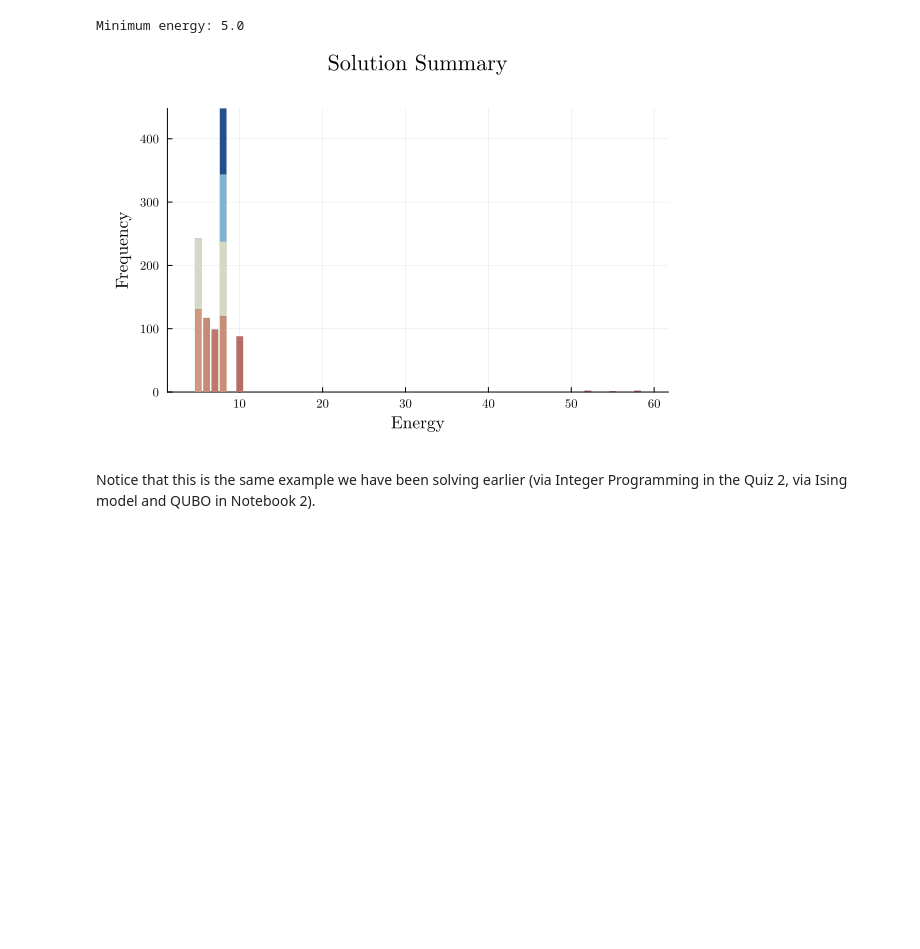
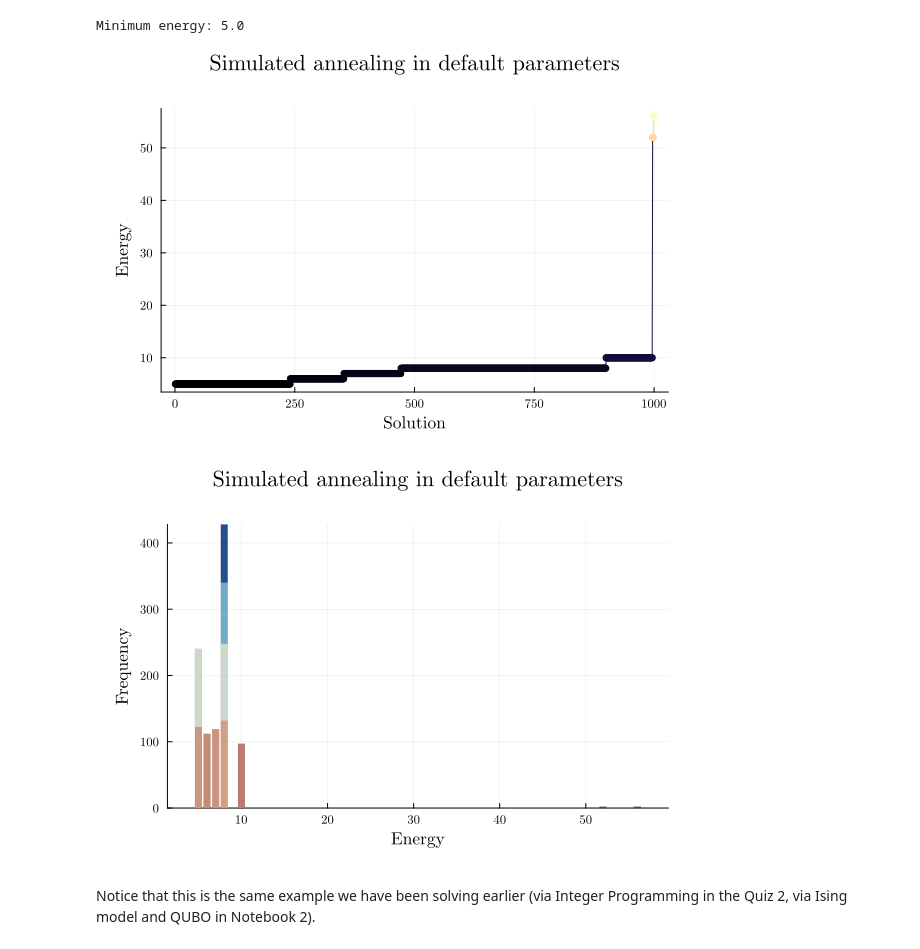
Before and after one commit to JuliaQUBO/QUBONotebooks, a Jupyter notebook: notebooks_jl/4-DWave.ipynb, the cells around one changed output. Saved outputs shown, nothing was run; the diff lists cells and outputs as text; code cells hidden in the pictures; blank space fills up the shorter version.

Commit message:
Add Julia D-Wave result analysis plots

```diff
--- a/notebooks_jl/4-DWave.ipynb
+++ b/notebooks_jl/4-DWave.ipynb
@@ -188,10 +188,14 @@ optimize!(qubo_model)
 println("Minimum energy: $(objective_value(qubo_model))")
 # %% [output]
 Minimum energy: 5.0
-# %%
-plot(QUBOTools.EnergyFrequencyPlot(qubo_model))
-# %% [output]
-[figure, removed]
+# %%
+neal_solution = QUBOTools.solution(unsafe_backend(qubo_model).model)
+
+display(plot(QUBOTools.EnergyDistributionPlot(neal_solution); title="Simulated annealing in default parameters"))
+plot(QUBOTools.EnergyFrequencyPlot(neal_solution); title="Simulated annealing in default parameters")
+# %% [output]
+[figure, added]
+[figure, added]
 # %% [markdown]
 Notice that this is the same example we have been solving earlier (via Integer Programming in the Quiz 2, via Ising model and QUBO in Notebook 2).
 # %% [markdown]
```
Also changed, not shown: parts of 5 cells of this notebook, 1 other file.
